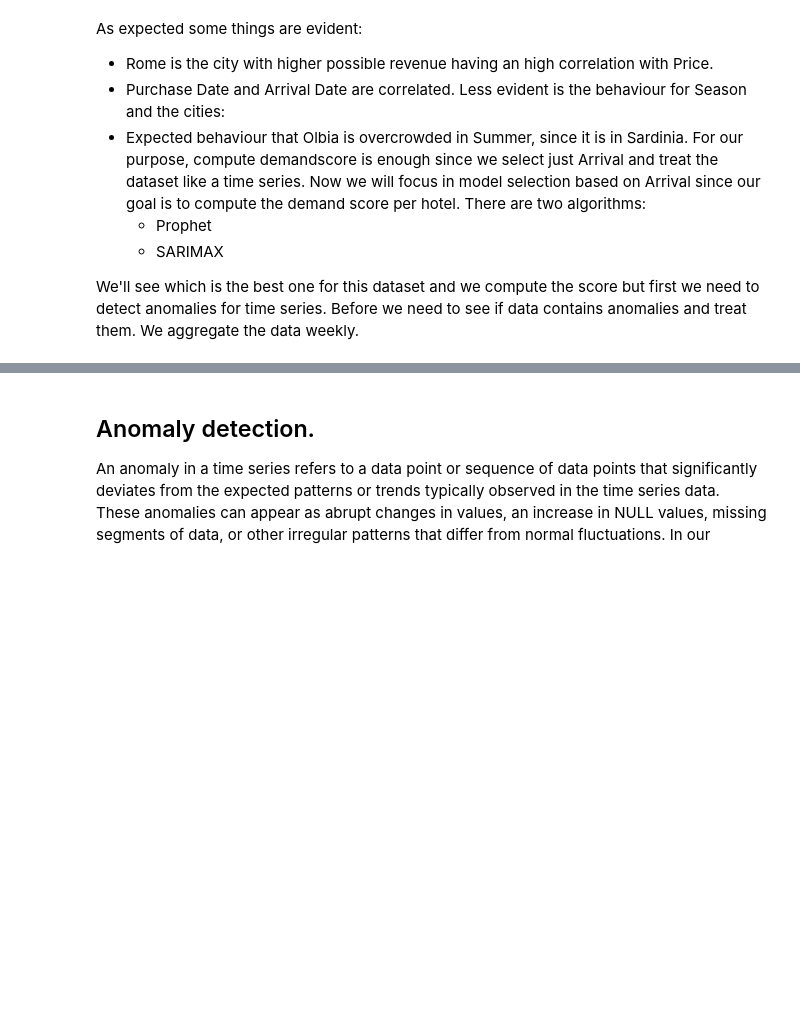
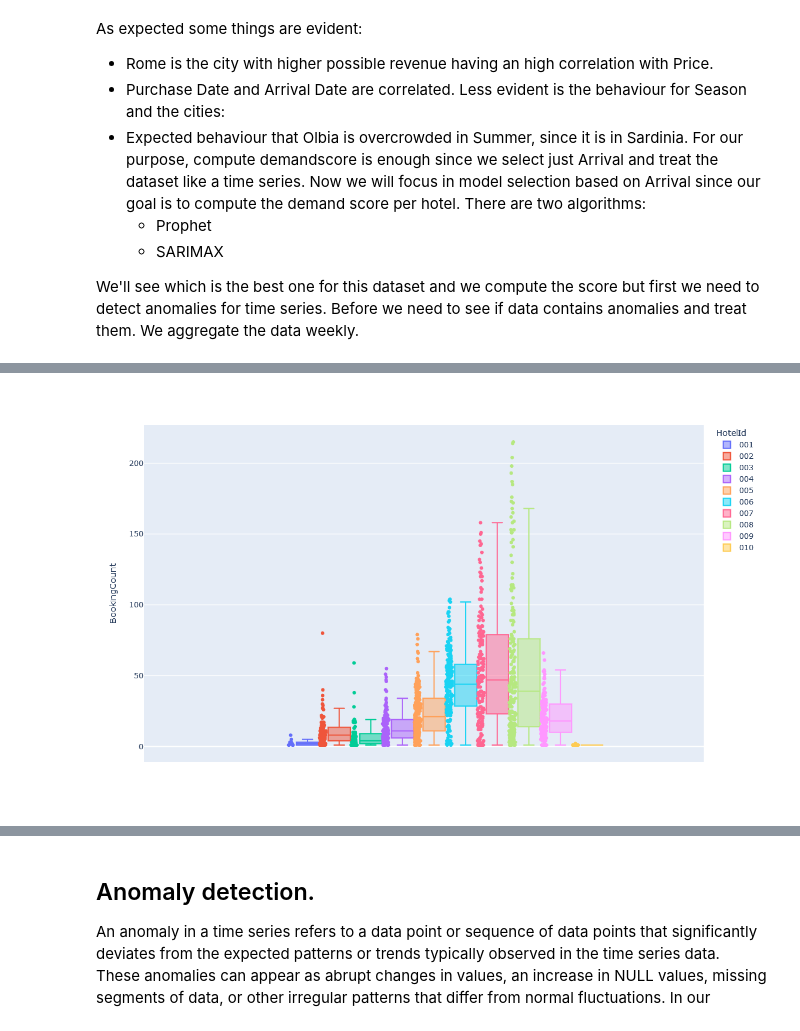
Before and after one commit to CCT-Dublin/capstone-project-feb-2024-pt-giorgiozoppi, a Jupyter notebook: CapstoneProjectGiorgioZoppi.ipynb, the cells around one changed output, grey strips where cells are left out. Saved outputs shown, nothing was run; the diff lists cells and outputs as text; code cells hidden in the pictures; blank space fills up the shorter version.

```diff
--- a/CapstoneProjectGiorgioZoppi.ipynb
+++ b/CapstoneProjectGiorgioZoppi.ipynb
@@ -305,10 +305,3 @@ hb_dataset.head(10)
 | 60314 | 2771190332/4142120207 | Cancellata | Booking.com | 2024-02-01 | 2024-01-07 | 0 | 0.00 | 2023-03-15 | Unknown | ... |
 # %% [markdown]
  Here we start to to understand the categories Status and Booking devices and use an Ordinal encoder. Our expectation is for the status are the categories: Confermata(Confirmed), Cancellata(Cancelled), Modificata(Modified). This later will be useful for cancellation score.
-# %%
-from sklearn.preprocessing import OrdinalEncoder
-status_categories = hb_dataset[['Status']]
-device_categorues = hb_dataset[['BookingDevice']]
-ordinal_encoder = OrdinalEncoder()
-hb_dataset_encoded = ordinal_encoder.fit_transform(status_categories)
-hb_dataset['Status'] = hb_dataset_encoded
@@ -343,3 +313,13 @@ array(['Confermata', 'Cancellata', 'Modificata'], dtype=object)
 hb_dataset['BookingDevice'].unique()
 # %% [output]
 array(['Unknown', 'Website', 'Mobile', 'Tablet'], dtype=object)
+# %%
+from sklearn.preprocessing import OrdinalEncoder
+status_categories = hb_dataset[['Status']]
+device_categories = hb_dataset[['BookingDevice']]
+ordinal_encoder = OrdinalEncoder()
+hb_dataset_booking_cat = ordinal_encoder.fit_transform(status_categories)
+hb_dataset_booking_device = ordinal_encoder.fit_transform(device_categories)
+hb_dataset['Status'] = hb_dataset_booking_cat
+hb_dataset['BookingDevice'] = hb_dataset_booking_device
+hb_dataset.head(10)
@@ -535,5 +545,6 @@ We'll see which is the best one for this dataset and we compute the score but fi
 # %%
 # Aggregate the data to get weekly demand
 hb_dataset['Week'] = hb_dataset['Arrival'].dt.to_period('W').apply(lambda r: r.start_time)
-weekly_demand = hb_dataset.groupby('Week').size().reset_index(name='Demand')
+weekly_demand = hb_dataset.groupby(['HotelId','Week']).size().reset_index(name='BookingCount')
+weekly_demand.sort_values(by='Week')
 weekly_demand.head()
@@ -539,0 +562,12 @@ weekly_demand.head()
+# %%
+
+import plotly.express as px
+fig = px.box(weekly_demand, y="BookingCount", color='HotelId', points='all')
+fig.update_traces(quartilemethod="exclusive")
+fig.update_layout(
+    width=1000,
+    height=700
+)
+fig.show()
+# %% [output]
+[figure, added]
```
Also changed, not shown: parts of 12 cells of this notebook.
